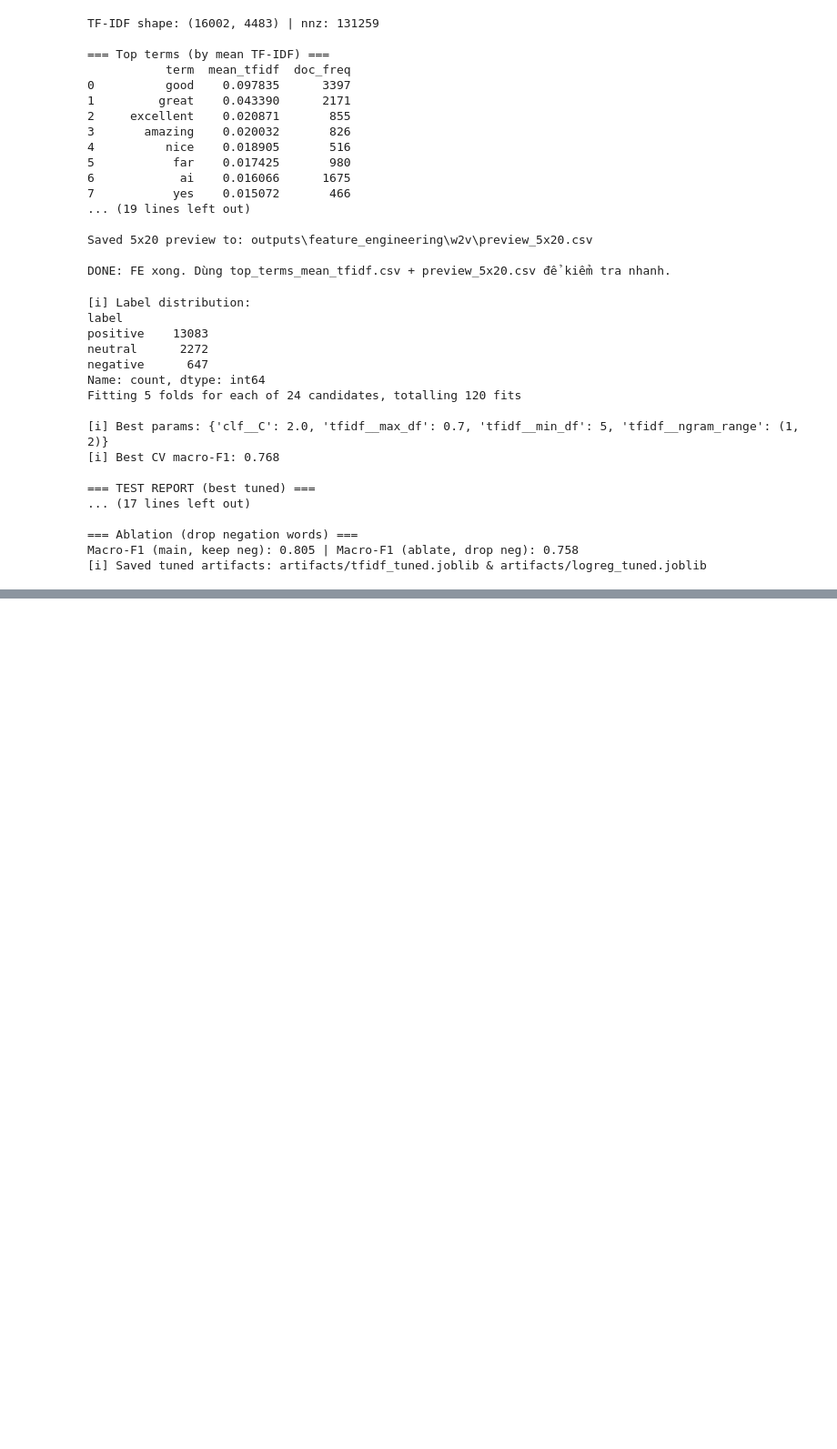
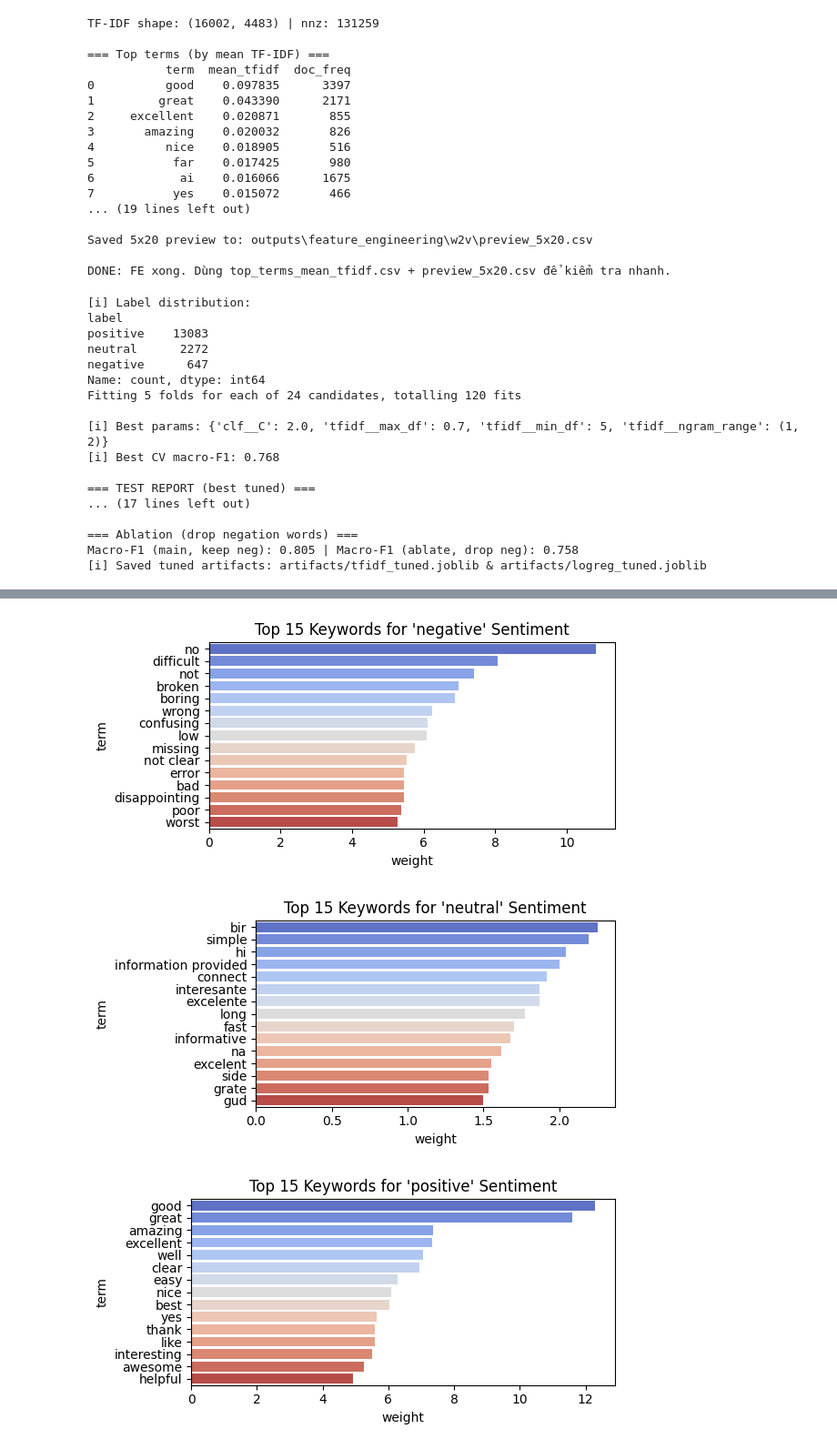
Before and after one commit to trinhnq22411ca/e-commerce-sentiment-analysis, a Jupyter notebook: preprocessing.ipynb, the cells around one changed output, grey strips where cells are left out. Shown: that part at 91% size. Drawn from its saved outputs; the diff is of its cells as text; code cells hidden in the pictures; blank space fills up the shorter version.

```diff
--- a/preprocessing.ipynb
+++ b/preprocessing.ipynb
@@ -467,18 +504,22 @@ plt.show()
 # %% [markdown]
 ## 2.4 Feature Engineering.
 # %%
+from sklearn.feature_extraction.text import TfidfVectorizer
 from nltk.corpus import stopwords
+
+import re
+TOKEN_RE = re.compile(r"[A-Za-z0-9]+(?:'[A-Za-z0-9]+)?")   # 🔹 chỉ thêm dòng này
+
 stop_words = set(stopwords.words("english"))
 
 def tokenize(text):
     text = text.lower()
     tokens = TOKEN_RE.findall(text)
-    # Lọc stopwords trực tiếp tại đây
     tokens = [t for t in tokens if t not in stop_words]
     return tokens
 
 tfidf = TfidfVectorizer(
-    tokenizer=tokenize,     # vẫn dùng custom tokenizer
+    tokenizer=tokenize,
     preprocessor=None,
     lowercase=False,
     ngram_range=(1, 2),
@@ -1035,0 +1174,31 @@ Successfully installed accelerate-1.11.0 transformers-4.57.1
+# %%
+from joblib import load
+import numpy as np
+import pandas as pd
+import matplotlib.pyplot as plt
+import seaborn as sns
+
+# Load model
+clf_best = load("artifacts/logreg_tuned.joblib")
+tfidf_best = load("artifacts/tfidf_tuned.joblib")
+
+# Lấy tên feature
+features = np.array(tfidf_best.get_feature_names_out())
+classes = clf_best.classes_
+
+# Vẽ top từ cho từng lớp
+for i, cls in enumerate(classes):
+    top_idx = np.argsort(clf_best.coef_[i])[::-1][:15]
+    top_feats = pd.DataFrame({
+        "term": features[top_idx],
+        "weight": clf_best.coef_[i][top_idx]
+    })
+    plt.figure(figsize=(6,3))
+    sns.barplot(x="weight", y="term", data=top_feats, palette="coolwarm")
+    plt.title(f"Top 15 Keywords for '{cls}' Sentiment")
+    plt.tight_layout()
+    plt.show()
+# %% [output]
+[figure, added]
+[figure, added]
+[figure, added]
```
Also changed, not shown: parts of 13 cells of this notebook, 11 other files.
